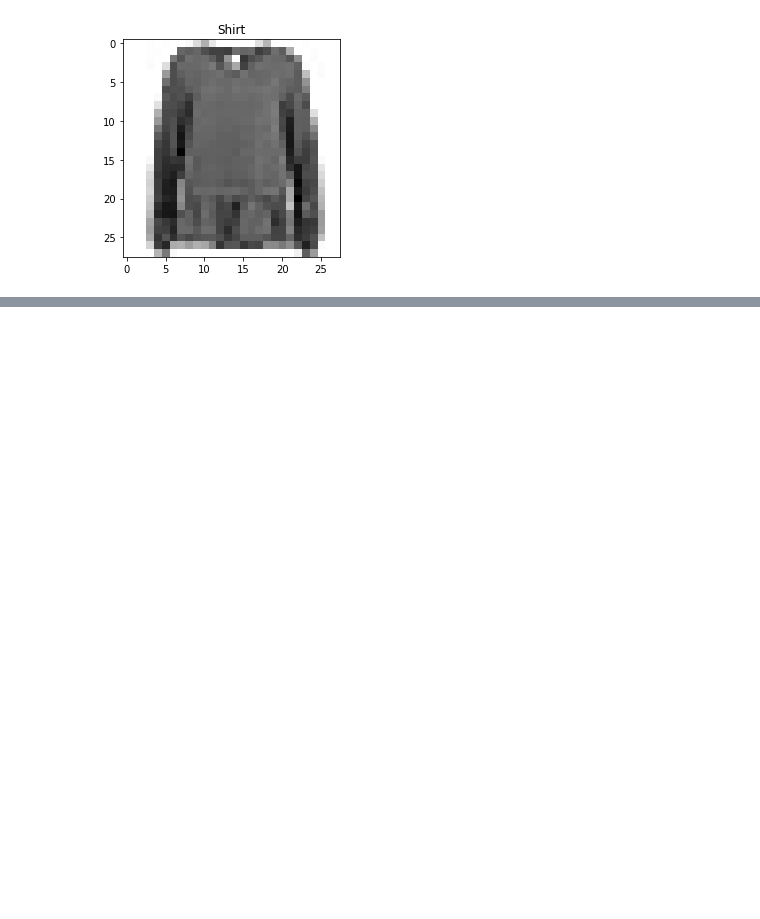
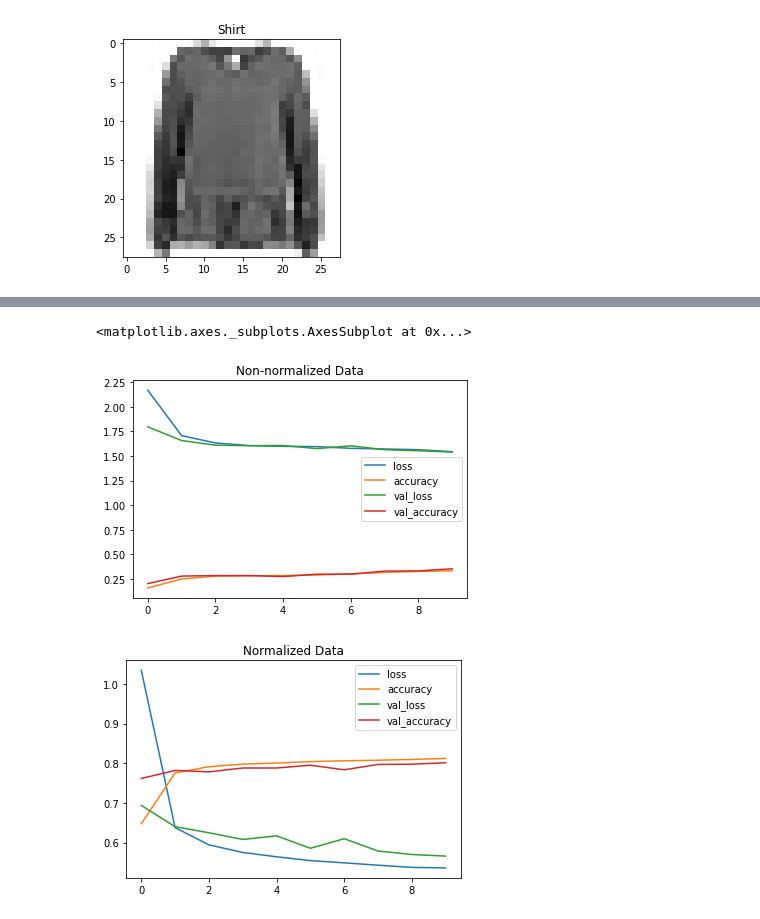
Before and after one commit to sandeepthetechie/mastering_the_art_of_tensorflow, a Jupyter notebook: 02_Neural_network_classification_with_TF.ipynb, the cells around one changed output, grey strips where cells are left out. Saved outputs shown, nothing was run; the diff lists cells and outputs as text; code cells hidden in the pictures; blank space fills up the shorter version.

```diff
--- a/02_Neural_network_classification_with_TF.ipynb
+++ b/02_Neural_network_classification_with_TF.ipynb
@@ -58,3 +58,21 @@ plt.title(class_names[train_labels[index_choice]])
 # %% [output]
 Text(0.5, 1.0, 'Shirt')
 [figure]
+# %%
+tf.random.set_seed(42)
+
+model_11 = tf.keras.Sequential([
+    tf.keras.layers.Flatten(input_shape= (28, 28)),
+    tf.keras.layers.Dense(4, activation="relu"),
+    tf.keras.layers.Dense(4, activation="relu"),
+    tf.keras.layers.Dense(10, activation=tf.keras.activations.softmax)
+])
+
+model_11.compile(loss = tf.keras.losses.SparseCategoricalCrossentropy(),
+                 optimizer = tf.keras.optimizers.Adam(),
+                 metrics = ["accuracy"])
+
+non_norm_history = model_11.fit(train_data,
+                                train_labels,
+                                epochs = 10,
+                                validation_data = (test_data, test_labels))
@@ -60,0 +106,3 @@ Text(0.5, 1.0, 'Shirt')
+# %%
+train_data_norm = train_data / 255.0
+test_data_norm = test_data / 255.0
@@ -60,0 +113,18 @@ Text(0.5, 1.0, 'Shirt')
+# %%
+tf.random.set_seed(42)
+
+model_12 = tf.keras.Sequential([
+    tf.keras.layers.Flatten(input_shape= (28, 28)),
+    tf.keras.layers.Dense(4, activation= "relu"),
+    tf.keras.layers.Dense(4, activation= "relu"),
+    tf.keras.layers.Dense(10, activation = "softmax")
+])
+
+model_12.compile(loss = tf.keras.losses.SparseCategoricalCrossentropy(),
+                 optimizer = tf.keras.optimizers.Adam(),
+                 metrics = ["accuracy"])
+
+norm_history = model_12.fit(train_data_norm,
+             train_labels,
+             epochs = 10,
+             validation_data = (test_data_norm, test_labels))
@@ -60,0 +152,10 @@ Text(0.5, 1.0, 'Shirt')
+# %%
+import pandas as pd
+
+pd.DataFrame(non_norm_history.history).plot(title= "Non-normalized Data")
+
+pd.DataFrame(norm_history.history).plot(title="Normalized Data")
+# %% [output]
+<matplotlib.axes._subplots.AxesSubplot at 0x...>
+[figure, added]
+[figure, added]
```
Also changed, not shown: parts of 16 cells of this notebook.
